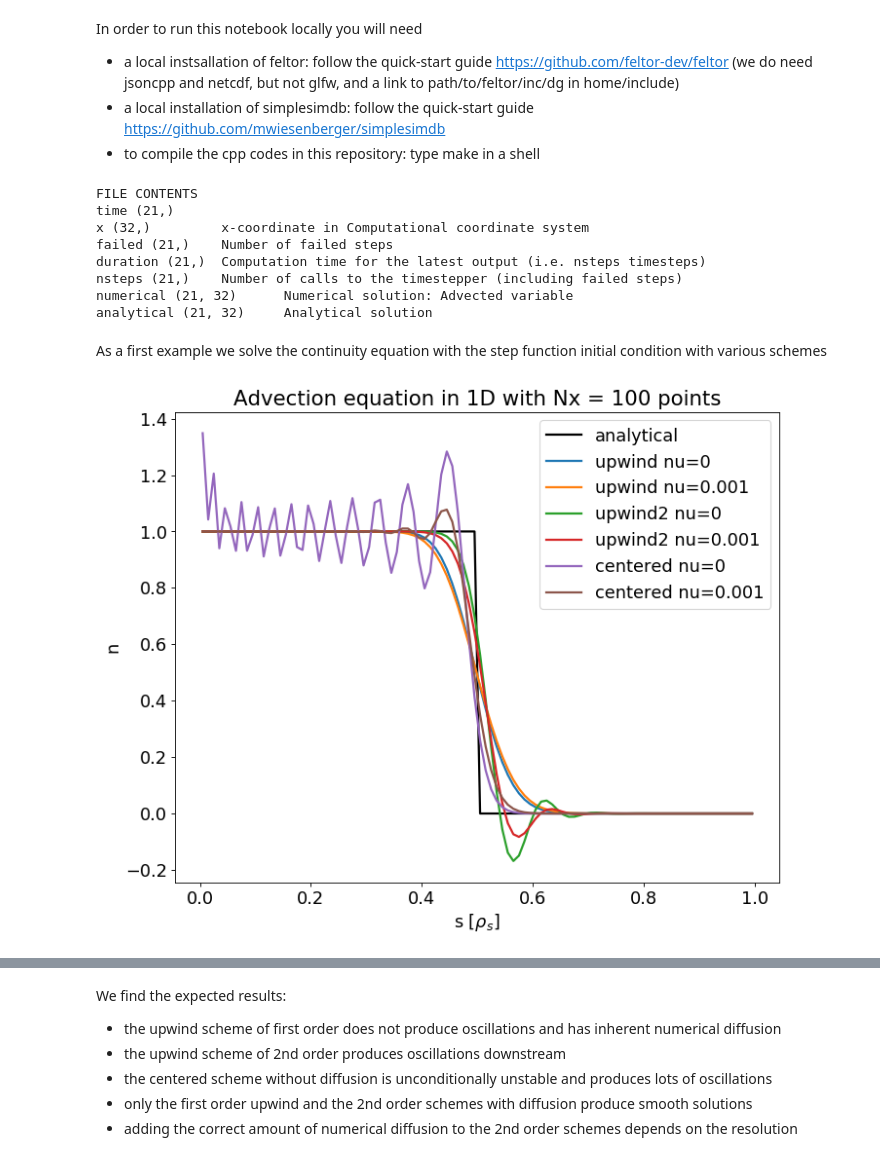
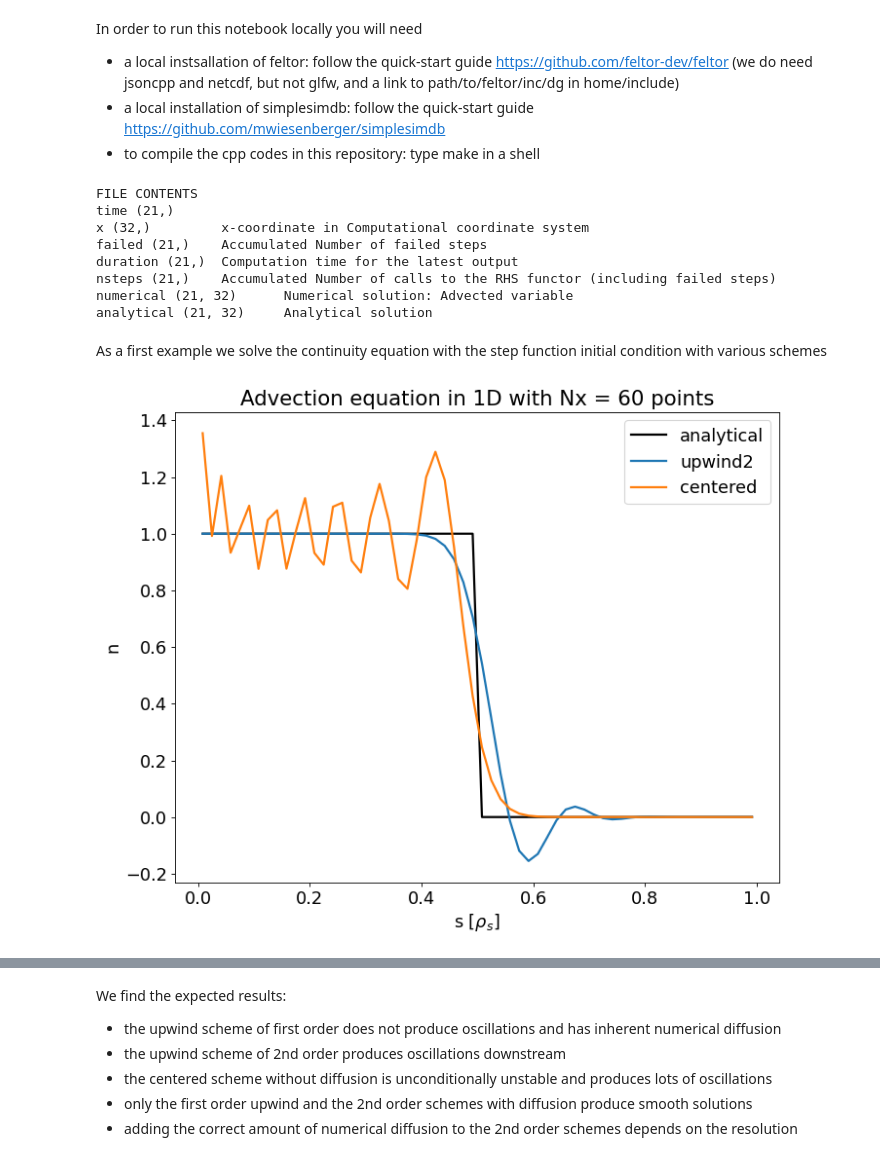
Before and after one commit to mwiesenberger/advection, a Jupyter notebook: OneDimensional.ipynb, the cells around one changed output, grey strips where cells are left out. Cells and saved outputs as stored; diff of their text form; code cells hidden in the pictures.

```diff
--- a/OneDimensional.ipynb
+++ b/OneDimensional.ipynb
@@ -45,6 +45,7 @@ import matplotlib.animation as animation
 def make_continuity_input() :
     return {
     "grid" : {
+        "n" : 3, # only relevant for dg schemes
         "Nx" : 32, # number of grid points
         "x" : [0, 1], # spatial domain [x_0,x_1]
         "bc" : "NEU" # one of PER, NEU, DIR, DIR_NEU, NEU_DIR
@@ -64,6 +65,8 @@ def make_continuity_input() :
         # upwind (classical 1st order upwind)
         # upwind2 (2nd order upwind formula)
         # centered (2nd order centered differences)
+        # dg-upwind (n-th order discontinuous Galerkin)
+        "alpha" : 10 # (Limiter parameter for dg-upwind scheme)
     },
     "timestepper":
     {
@@ -125,9 +128,9 @@ ncin.close()
 FILE CONTENTS
 time (21,)
 x (32,)         x-coordinate in Computational coordinate system
-failed (21,)    Number of failed steps
-duration (21,)  Computation time for the latest output (i.e. nsteps timesteps)
-nsteps (21,)    Number of calls to the timestepper (including failed steps)
+failed (21,)    Accumulated Number of failed steps
+duration (21,)  Computation time for the latest output
+nsteps (21,)    Accumulated Number of calls to the RHS functor (including failed steps)
 numerical (21, 32)      Numerical solution: Advected variable
 analytical (21, 32)     Analytical solution
 # %%
@@ -156,7 +159,6 @@ def plot_upwind( p_list):
                      label="analytical", lw=2)
             plotted = True
         l = f"{p['advection']['type']}"
-        l = l + f" nu={p['physical']['nu']}"
         im = ax.plot(x,numerical[last_idx,:], label=l, lw=2)
         ncin.close()
     ax.set_title( f"Advection equation in 1D with Nx = {p['grid']['Nx']} points")
@@ -168,13 +170,14 @@ As a first example we solve the continuity equation with the
 step function initial condition with various schemes
 # %%
 p_list = []
-for p in ["upwind","upwind2", "centered"] :
-    for nu in [0, 1e-3]:
+for p in ["upwind2", "centered"] :
+    #for nu in [0, 2e-3]:
         params = make_continuity_input()
-        params["grid"]["Nx"] = 100
+        params["grid"]["Nx"] = 60
         params["advection"]["type"] = p
-        params["physical"]["nu"] = nu
+        #params["physical"]["nu"] = nu
+
         p_list.append(params)
 plot_upwind(p_list)
 # %% [output]
-[figure, old version]
+[figure, new version]
```
Also changed, not shown: parts of 13 cells of this notebook, 5 other files.
